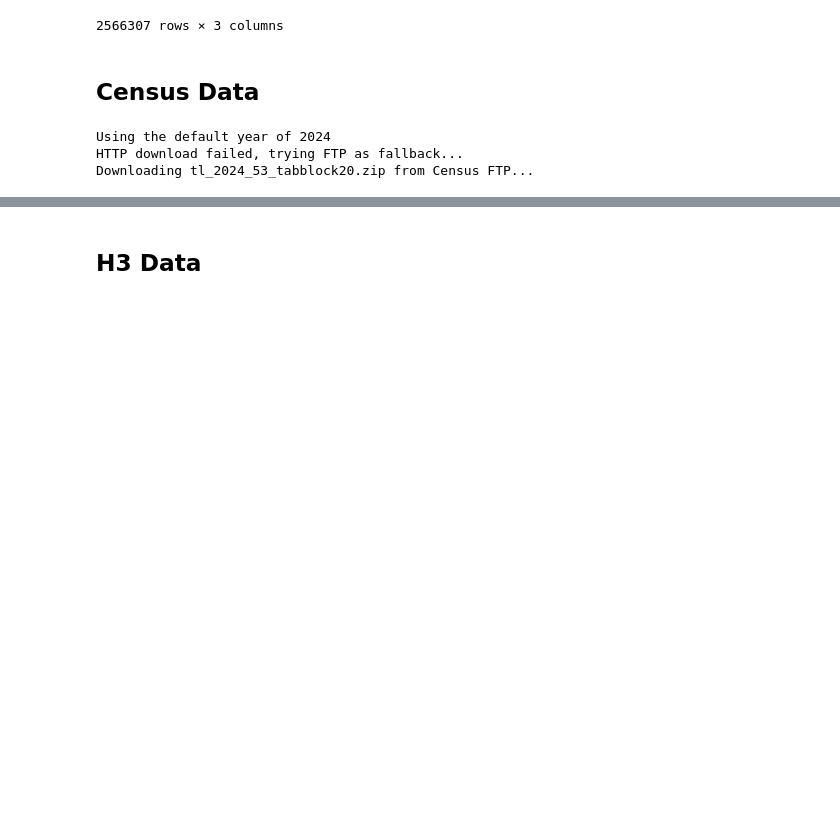
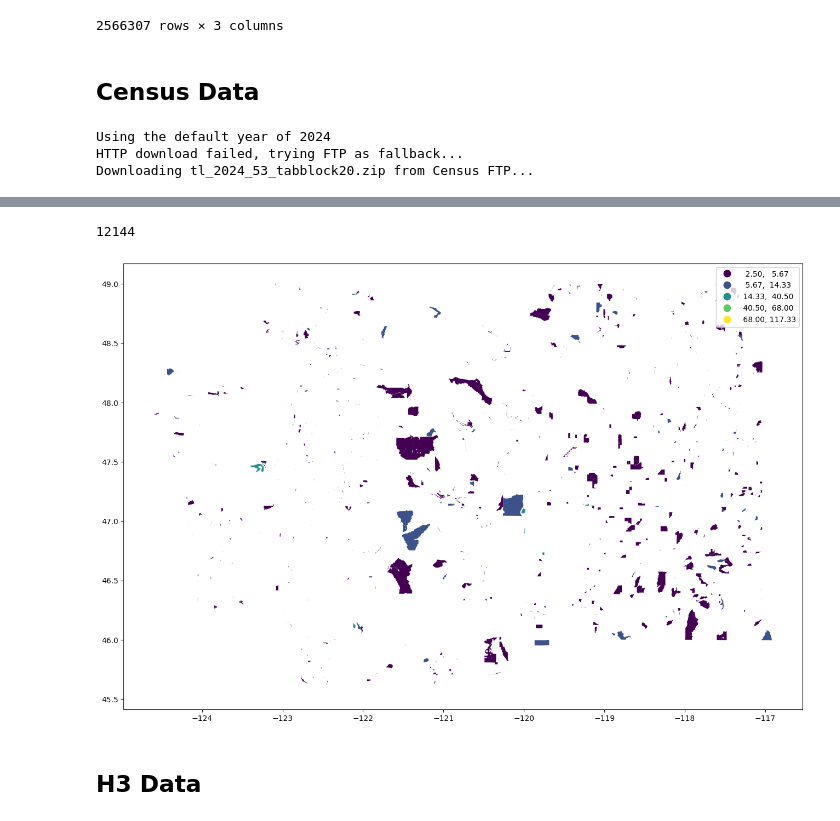
Before and after one commit to npappin-wsu/BroadbandDataQuickstart, a Jupyter notebook: Broadband_Data_Quickstart_Hour_1.ipynb, the cells around one changed output, grey strips where cells are left out. Drawn from its saved outputs; the diff is of its cells as text; code cells hidden in the pictures; blank space fills up the shorter version.

```diff
--- a/Broadband_Data_Quickstart_Hour_1.ipynb
+++ b/Broadband_Data_Quickstart_Hour_1.ipynb
@@ -151,0 +222,3 @@ Downloading tl_2024_53_tabblock20.zip from Census FTP...
+# %%
+blockLocations['countPopNorm'] = blockLocations['count'] / blockLocations.POP20.replace(0, np.nan)
+blockLocations['countHousingNorm'] = blockLocations['count'] / blockLocations.HOUSING20.replace(0, np.nan)
@@ -151,0 +235,11 @@ Downloading tl_2024_53_tabblock20.zip from Census FTP...
+# %%
+int(blockLocations.shape[0]*.1)
+# %% [output]
+12144
+# %%
+fig, ax2 = plt.subplots(figsize=(16, 16))
+num = int(blockLocations.shape[0]*.01)
+blockLocations.nlargest(num, 'countPopNorm').plot(ax = ax2, column='countPopNorm', scheme='FisherJenks', legend=True)
+fig.show()
+# %% [output]
+[figure, added]
```
Also changed, not shown: parts of 22 cells of this notebook.
